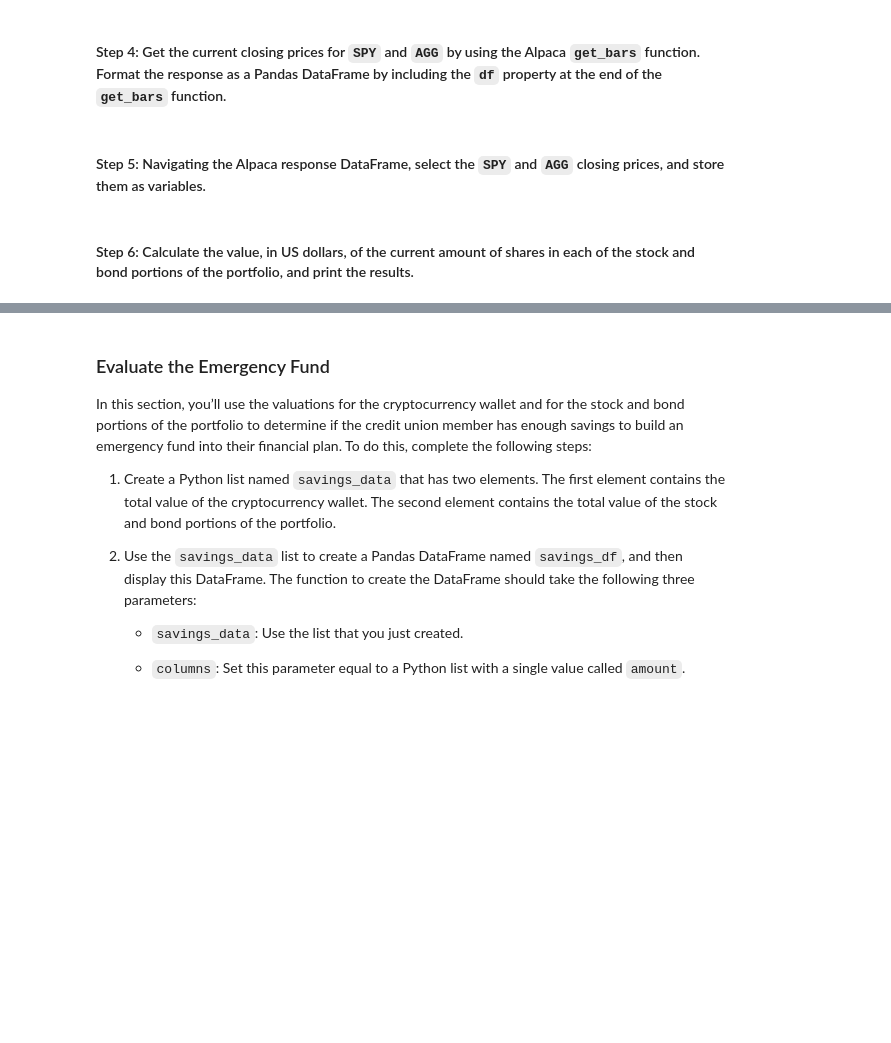
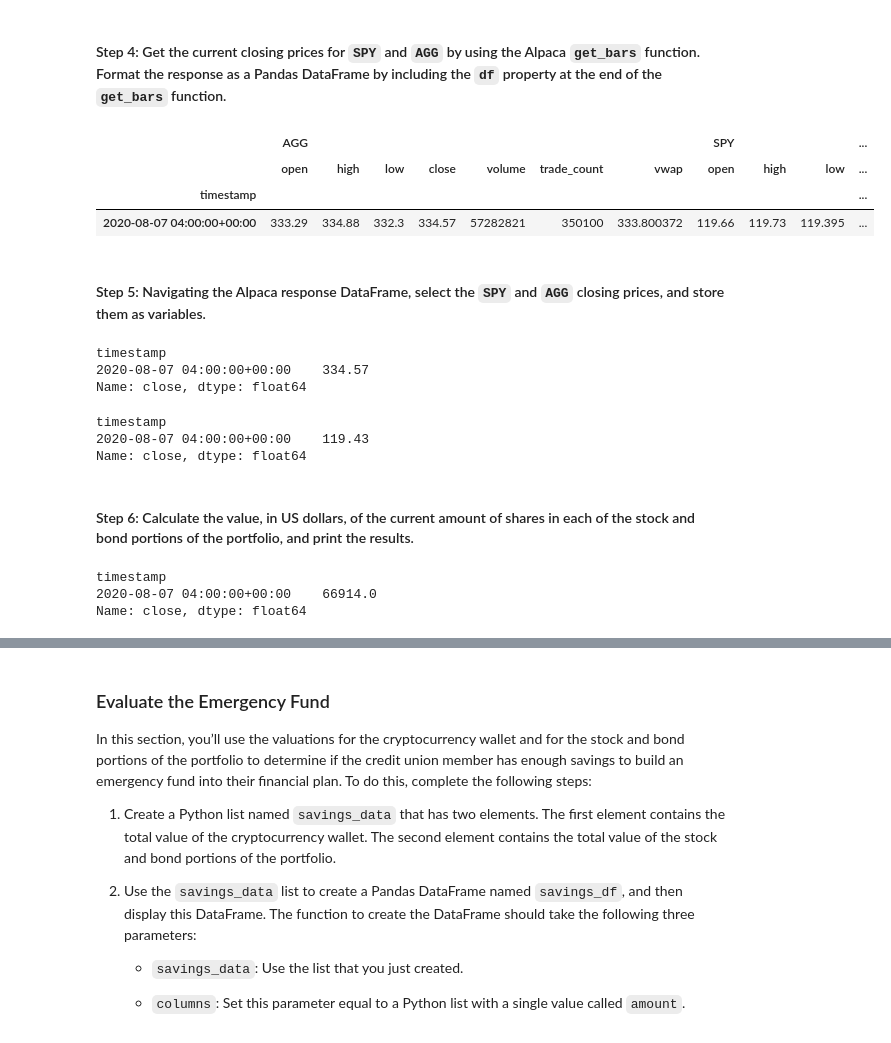
Before and after one commit to simonab57/Financial-Planning, a Jupyter notebook: Starter_Code/financial_planning_tools.ipynb, the cells around one changed output, grey strips where cells are left out. Cells and saved outputs as stored; diff of their text form; code cells hidden in the pictures; blank space fills up the shorter version.

Commit message:
Evaluate the Stock and Bond Holdings by Using the Alpaca SDK

```diff
--- a/Starter_Code/financial_planning_tools.ipynb
+++ b/Starter_Code/financial_planning_tools.ipynb
@@ -184,11 +144,15 @@ agg_shares = 200
 #### Step 2: Set the variables for the Alpaca API and secret keys. Using the Alpaca SDK, create the Alpaca `tradeapi.REST` object. In this object, include the parameters for the Alpaca API key, the secret key, and the version number.
 # %%
 # Set the variables for the Alpaca API and secret keys
-# YOUR CODE HERE
-# YOUR CODE HERE
+load_dotenv()
 
+alpaca_api_key = os.getenv("ALPACA_API_KEY")
+alpaca_secret_key = os.getenv("ALPACA_SECRET_KEY")
 # Create the Alpaca tradeapi.REST object
-# YOUR CODE HERE
+alpaca = tradeapi.REST(
+    alpaca_api_key,
+    alpaca_secret_key,
+    api_version="v2")
 # %% [markdown]
 #### Step 3: Set the following parameters for the Alpaca API call:
 
@@ -199,56 +163,88 @@ agg_shares = 200
 - `start_date` and `end_date`: Use the same date for these parameters, and format them with the date of the previous weekday (or `2020-08-07`). This is because you want the one closing price for the most-recent trading day.
 # %%
 # Set the tickers for both the bond and stock portion of the portfolio
-# YOUR CODE HERE
+tickers = ["AGG", "SPY"]
+timeframe = "1Day"
+start_date = pd.Timestamp("2020-08-07", tz="America/New_York").isoformat()
+end_date = pd.Timestamp("2020-08-07", tz="America/New_York").isoformat()
 
+spy_portfolio = alpaca.get_bars(
+    tickers,
+    timeframe,
+    start = start_date,
+    end = end_date
+)
 # Set timeframe to 1Day
-# YOUR CODE HERE
+
+
 
 # Format current date as ISO format
 # Set both the start and end date at the date of your prior weekday
 # This will give you the closing price of the previous trading day
 # Alternatively you can use a start and end date of 2020-08-07
-# YOUR CODE HERE
-# YOUR CODE HERE
 # %% [markdown]
 #### Step 4: Get the current closing prices for `SPY` and `AGG` by using the Alpaca `get_bars` function. Format the response as a Pandas DataFrame by including the `df` property at the end of the `get_bars` function.
 # %%
 # Use the Alpaca get_bars function to get current closing prices the portfolio
 # Be sure to set the `df` property after the function to format the response object as a DataFrame
-# YOUR CODE HERE
+df_portfolio = alpaca.get_bars(
+    tickers,
+    timeframe,
+    start = start_date,
+    end = end_date
+).df
 
 # Reorganize the DataFrame
 # Separate ticker data
-# YOUR CODE HERE
+SPY = df_portfolio[df_portfolio['symbol']=='AGG'].drop('symbol', axis=1)
+AGG = df_portfolio[df_portfolio['symbol']=='SPY'].drop('symbol', axis=1)
 
 # Concatenate the ticker DataFrames
-# YOUR CODE HERE
+df_portfolio = pd.concat([AGG,SPY],axis=1, keys=['AGG','SPY'])
 
 # Review the first 5 rows of the Alpaca DataFrame
-# YOUR CODE HERE
+df_portfolio.head()
+# %% [output]
+|  | AGG |  |  |  |  |  |  | SPY |  |  | ... |
+|  | open | high | low | close | volume | trade_count | vwap | open | high | low | ... |
+| timestamp |  |  |  |  |  |  |  |  |  |  | ... |
+| 2020-08-07 04:00:00+00:00 | 333.29 | 334.88 | 332.3 | 334.57 | 57282821 | 350100 | 333.800372 | 119.66 | 119.73 | 119.395 | ... |
 # %% [markdown]
 #### Step 5: Navigating the Alpaca response DataFrame, select the `SPY` and `AGG` closing prices, and store them as variables.
 # %%
 # Access the closing price for AGG from the Alpaca DataFrame
 # Converting the value to a floating point number
-agg_close_price = # YOUR CODE HERE
+agg_close_price = df_portfolio["AGG"]["close"]
 
 # Print the AGG closing price
 # YOUR CODE HERE
+print(agg_close_price)
+# %% [output]
+timestamp
+2020-08-07 04:00:00+00:00    334.57
+Name: close, dtype: float64
 # %%
 # Access the closing price for SPY from the Alpaca DataFrame
 # Converting the value to a floating point number
-spy_close_price = # YOUR CODE HERE
+spy_close_price = df_portfolio["SPY"]["close"]
 
 # Print the SPY closing price
-# YOUR CODE HERE
+print(spy_close_price)
+# %% [output]
+timestamp
+2020-08-07 04:00:00+00:00    119.43
+Name: close, dtype: float64
 # %% [markdown]
 #### Step 6: Calculate the value, in US dollars, of the current amount of shares in each of the stock and bond portions of the portfolio, and print the results.
 # %%
 # Calculate the current value of the bond portion of the portfolio
-agg_value = # YOUR CODE HERE
+agg_value = agg_shares * agg_close_price
 
 # Print the current value of the bond portfolio
-# YOUR CODE HERE
+print(agg_value)
+# %% [output]
+timestamp
+2020-08-07 04:00:00+00:00    66914.0
+Name: close, dtype: float64
 # %%
 # Calculate the current value of the stock portion of the portfolio
```
Also changed, not shown: parts of 14 cells of this notebook, 4 other files.
